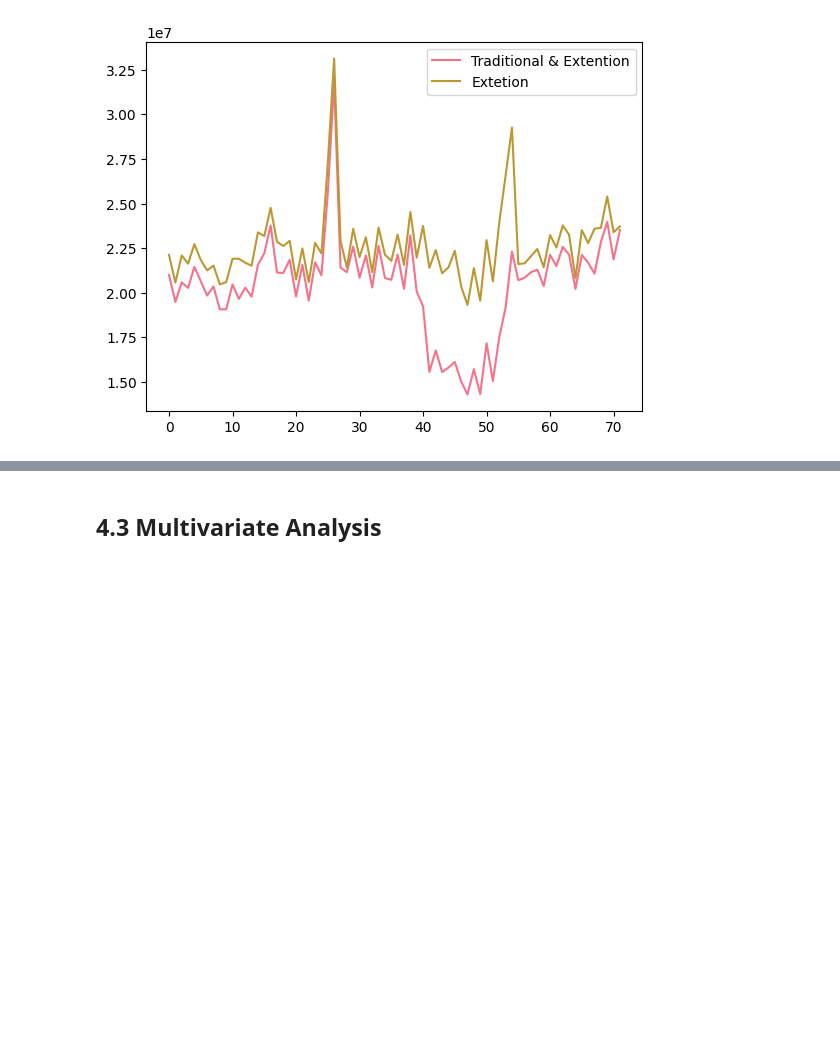
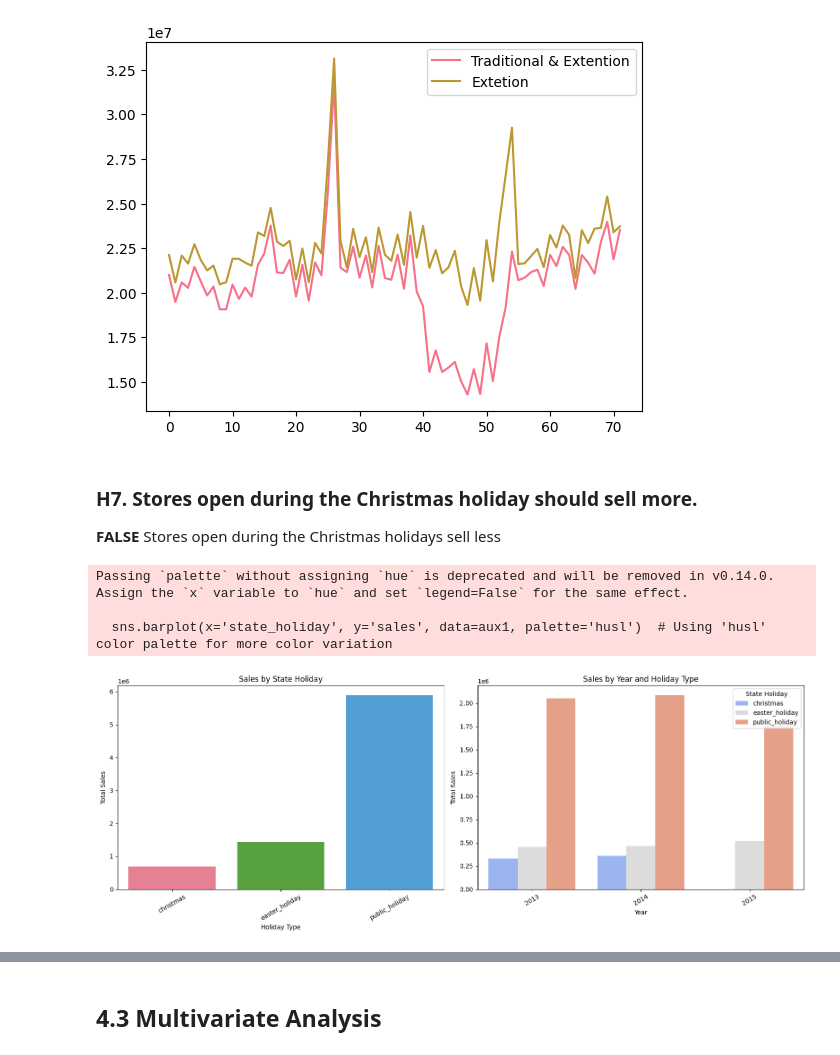
Before and after one commit to jhmartire/ds_production, a Jupyter notebook: m04_v01_store_sales_prediction.ipynb, the cells around one changed output, grey strips where cells are left out. Drawn from its saved outputs; the diff is of its cells as text; code cells hidden in the pictures; blank space fills up the shorter version.

```diff
--- a/m04_v01_store_sales_prediction.ipynb
+++ b/m04_v01_store_sales_prediction.ipynb
@@ -738,3 +738,40 @@ aux2.plot( ax=ax )
 ax.legend( labels=['Traditional & Extention' , 'Extetion']);
 # %% [output]
 [figure]
+# %% [markdown]
+### **H7.** Stores open during the Christmas holiday should sell more.
+**FALSE** Stores open during the Christmas holidays sell less
+# %%
+# Filtering the data
+aux = df4[df4['state_holiday'] != 'regular_day']
+
+# Defining the figure size for better visualization
+plt.figure(figsize=(16, 6))
+
+# Subplot 1: Bar Plot (Sum of Sales by State Holiday)
+plt.subplot(1, 2, 1)
+aux1 = aux[['state_holiday', 'sales']].groupby('state_holiday').sum().reset_index()
+sns.barplot(x='state_holiday', y='sales', data=aux1, palette='husl')  # Using 'husl' color palette for more color variation
+plt.title('Sales by State Holiday')
+plt.xlabel('Holiday Type')
+plt.ylabel('Total Sales')
+plt.xticks(rotation=30)  # Rotating X-axis labels to avoid overlap
+
+# Subplot 2: Bar Plot (Sales by Year and State Holiday)
+plt.subplot(1, 2, 2)
+aux2 = aux[['year', 'state_holiday', 'sales']].groupby(['year', 'state_holiday']).sum().reset_index()
+sns.barplot(x='year', y='sales', hue='state_holiday', data=aux2, palette='coolwarm')  # 'coolwarm' palette for more contrast
+plt.title('Sales by Year and Holiday Type')
+plt.xlabel('Year')
+plt.ylabel('Total Sales')
+plt.legend(title='State Holiday')  # Legend title for clarity
+plt.xticks(rotation=30)  # Rotating X-axis labels for readability
+
+# Adjusting the layout to avoid overlap
+plt.tight_layout()
+plt.show()
+# %% [output]
+Passing `palette` without assigning `hue` is deprecated and will be removed in v0.14.0. Assign the `x` variable to `hue` and set `legend=False` for the same effect.
+
+  sns.barplot(x='state_holiday', y='sales', data=aux1, palette='husl')  # Using 'husl' color palette for more color variation
+[figure, added]
```
Also changed, not shown: parts of 10 cells of this notebook.
